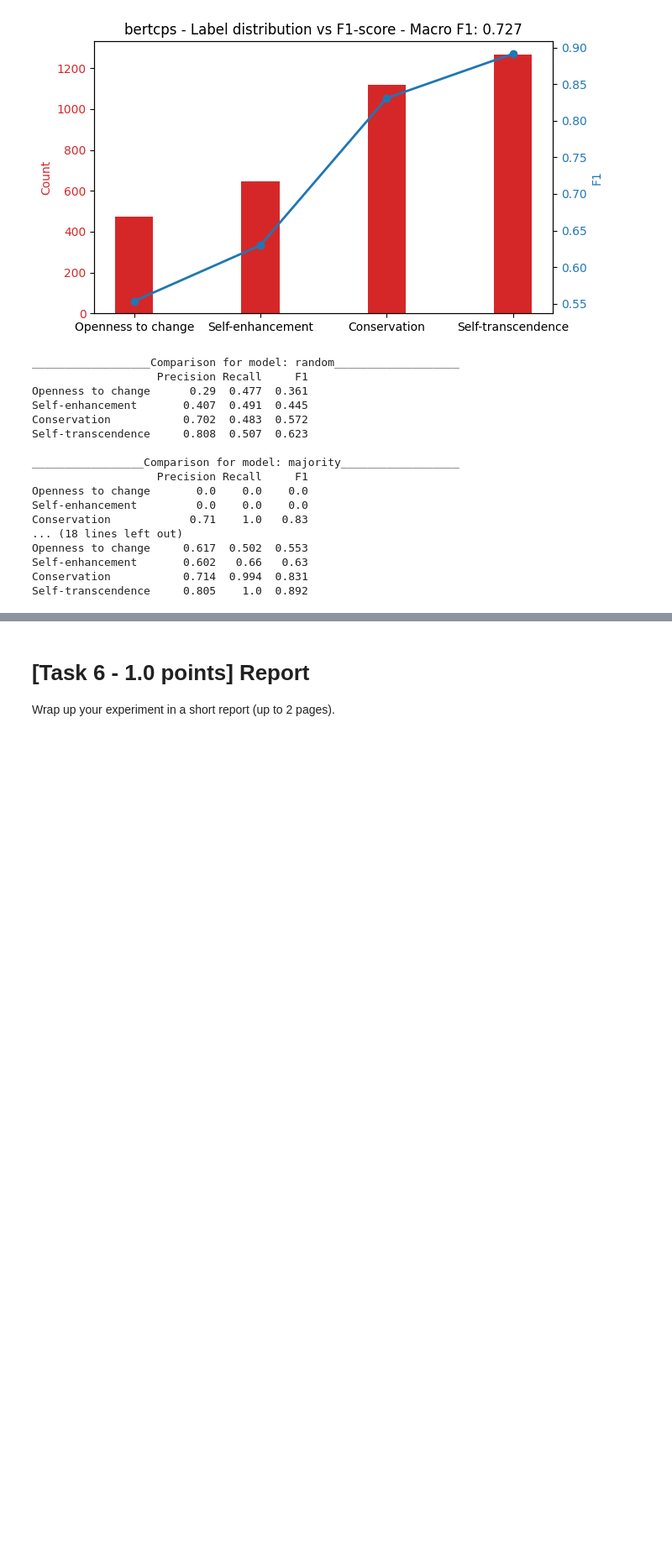
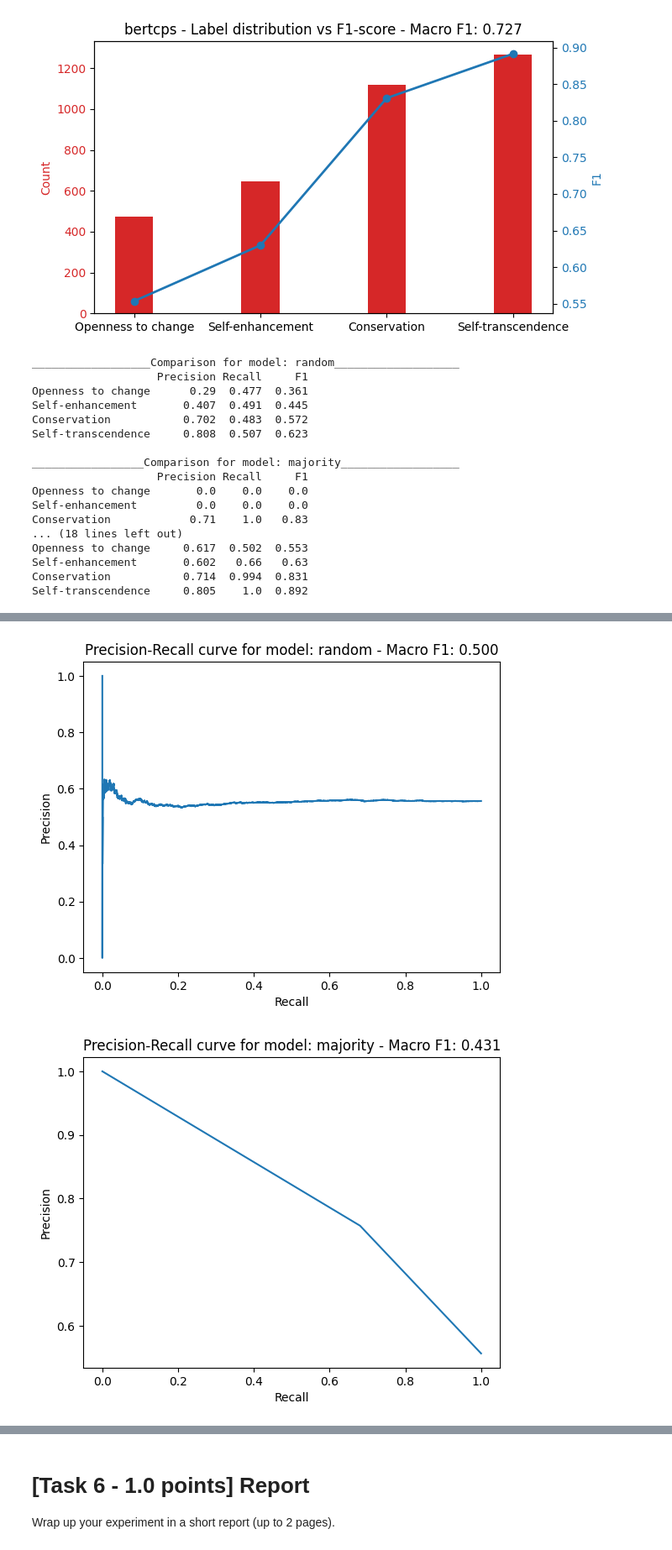
Before and after one commit to AndreaZecca/NLP-assignments, a Jupyter notebook: Assignment-2/Assignment2.ipynb, the cells around one changed output, grey strips where cells are left out. Shown at 84% size. Drawn from its saved outputs; the diff is of its cells as text; code cells hidden in the pictures; blank space fills up the shorter version.

```diff
--- a/Assignment-2/Assignment2.ipynb
+++ b/Assignment-2/Assignment2.ipynb
@@ -897,0 +973,14 @@ Self-transcendence     0.805    1.0  0.892
+# %%
+# computing precision-recall curve for each model on the macro f1 score
+for model_name in list(results.keys()):
+    model_results_all = results[model_name]
+    model_results_best = model_results_all[np.argmax([x['macro_f1'] for x in model_results_all])]
+    precision, recall, _ = precision_recall_curve(model_results_best['all_labels'].flatten(), model_results_best['all_outputs'].flatten())
+    plt.plot(recall, precision)
+    plt.xlabel('Recall')
+    plt.ylabel('Precision')
+    plt.title(f'Precision-Recall curve for model: {model_name} - Macro F1: {model_results_best["macro_f1"]:.3f}')
+    plt.show()
+# %% [output]
+[figure, added]
+[figure, added]
```
Also changed, not shown: parts of 36 cells of this notebook.
